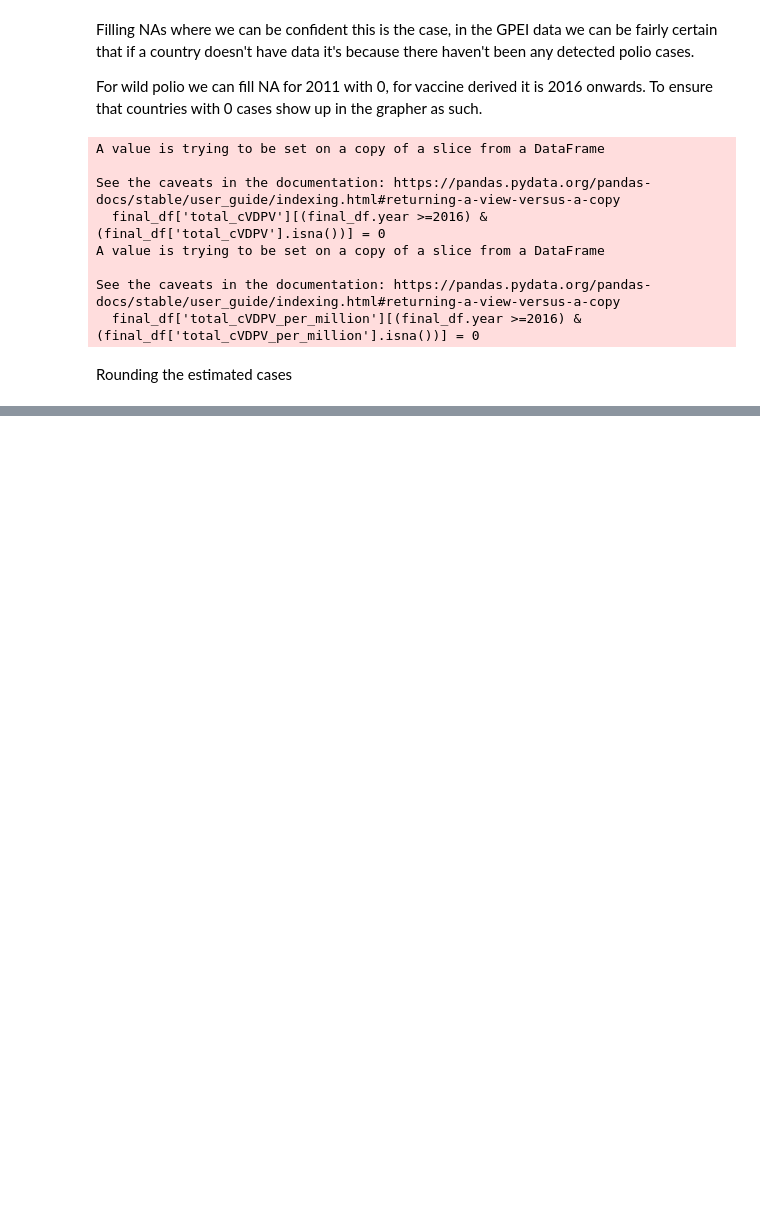
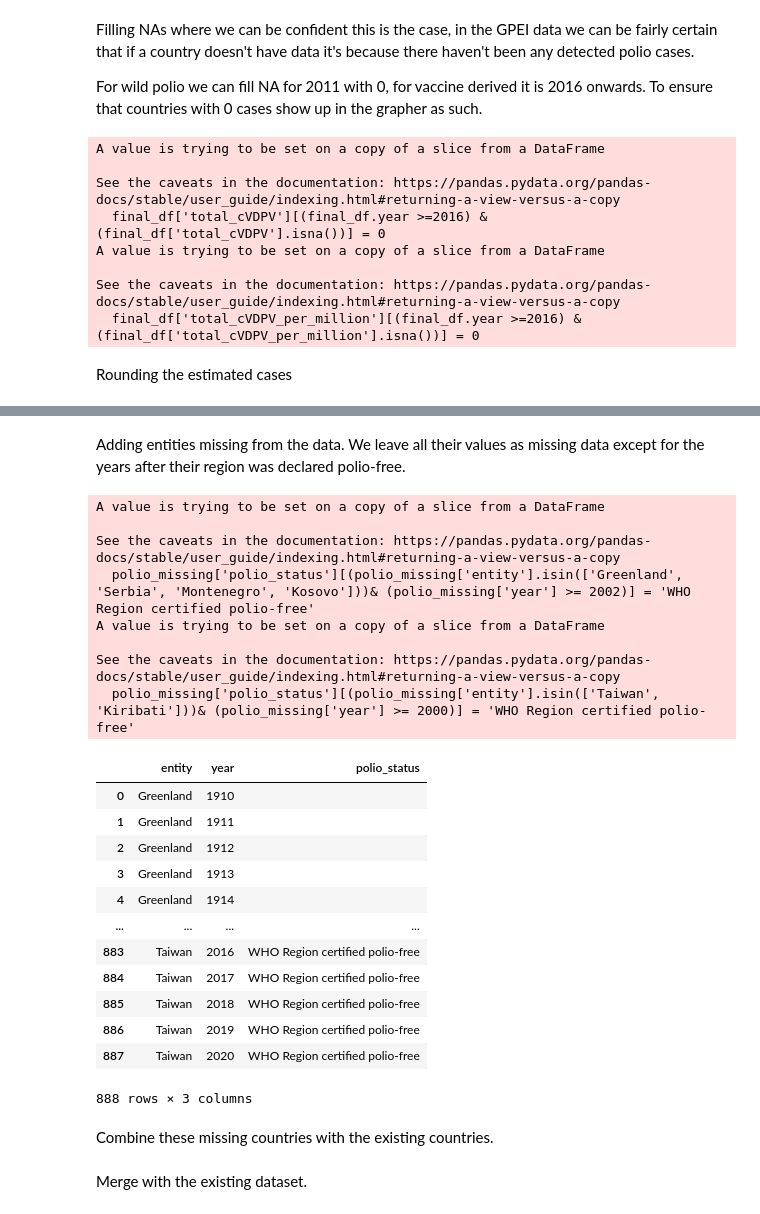
Before and after one commit to owid/notebooks, a Jupyter notebook: FionaSpooner/polio_cases/combine_polio_data.ipynb, the cells around one changed output, grey strips where cells are left out. Cells and saved outputs as stored; diff of their text form; code cells hidden in the pictures; blank space fills up the shorter version.

```diff
--- a/FionaSpooner/polio_cases/combine_polio_data.ipynb
+++ b/FionaSpooner/polio_cases/combine_polio_data.ipynb
@@ -403,0 +443,36 @@ final_df.to_csv(f'data/polio_cases_to_upload_{date_today}.csv', index=False)
+# %% [markdown]
+Adding entities missing from the data. We leave all their values as missing data except for the years after their region was declared polio-free.
+# %%
+missing_entities = ['Greenland', 'Serbia', 'Montenegro', 'Kosovo', 'West Bank', 'Western Sahara', 'Kiribati','Taiwan']
+years = range(1910,2021)
+unique_combinations = [(x,y) for x in missing_entities for y in years ]
+polio_missing = pd.DataFrame(unique_combinations, columns =['entity','year'])
+
+polio_missing['polio_status'] = ''
+polio_missing['polio_status'][(polio_missing['entity'].isin(['Greenland', 'Serbia', 'Montenegro', 'Kosovo']))& (polio_missing['year'] >= 2002)] = 'WHO Region certified polio-free'
+polio_missing['polio_status'][(polio_missing['entity'].isin(['Taiwan', 'Kiribati']))& (polio_missing['year'] >= 2000)] = 'WHO Region certified polio-free'
+polio_missing
+# %% [output]
+A value is trying to be set on a copy of a slice from a DataFrame
+
+See the caveats in the documentation: https://pandas.pydata.org/pandas-docs/stable/user_guide/indexing.html#returning-a-view-versus-a-copy
+  polio_missing['polio_status'][(polio_missing['entity'].isin(['Greenland', 'Serbia', 'Montenegro', 'Kosovo']))& (polio_missing['year'] >= 2002)] = 'WHO Region certified polio-free'
+A value is trying to be set on a copy of a slice from a DataFrame
+
+See the caveats in the documentation: https://pandas.pydata.org/pandas-docs/stable/user_guide/indexing.html#returning-a-view-versus-a-copy
+  polio_missing['polio_status'][(polio_missing['entity'].isin(['Taiwan', 'Kiribati']))& (polio_missing['year'] >= 2000)] = 'WHO Region certified polio-free'
+|  | entity | year | polio_status |
+| 0 | Greenland | 1910 |  |
+| 1 | Greenland | 1911 |  |
+| 2 | Greenland | 1912 |  |
+| 3 | Greenland | 1913 |  |
+| 4 | Greenland | 1914 |  |
+| ... | ... | ... | ... |
+| 883 | Taiwan | 2016 | WHO Region certified polio-free |
+| 884 | Taiwan | 2017 | WHO Region certified polio-free |
+| 885 | Taiwan | 2018 | WHO Region certified polio-free |
+| 886 | Taiwan | 2019 | WHO Region certified polio-free |
+| 887 | Taiwan | 2020 | WHO Region certified polio-free |
+888 rows × 3 columns
+# %% [markdown]
+Combine these missing countries with the existing countries.
@@ -403,0 +481,2 @@ final_df.to_csv(f'data/polio_cases_to_upload_{date_today}.csv', index=False)
+# %% [markdown]
+Merge with the existing dataset.
```
Also changed, not shown: parts of 23 cells of this notebook, 9 other files.
